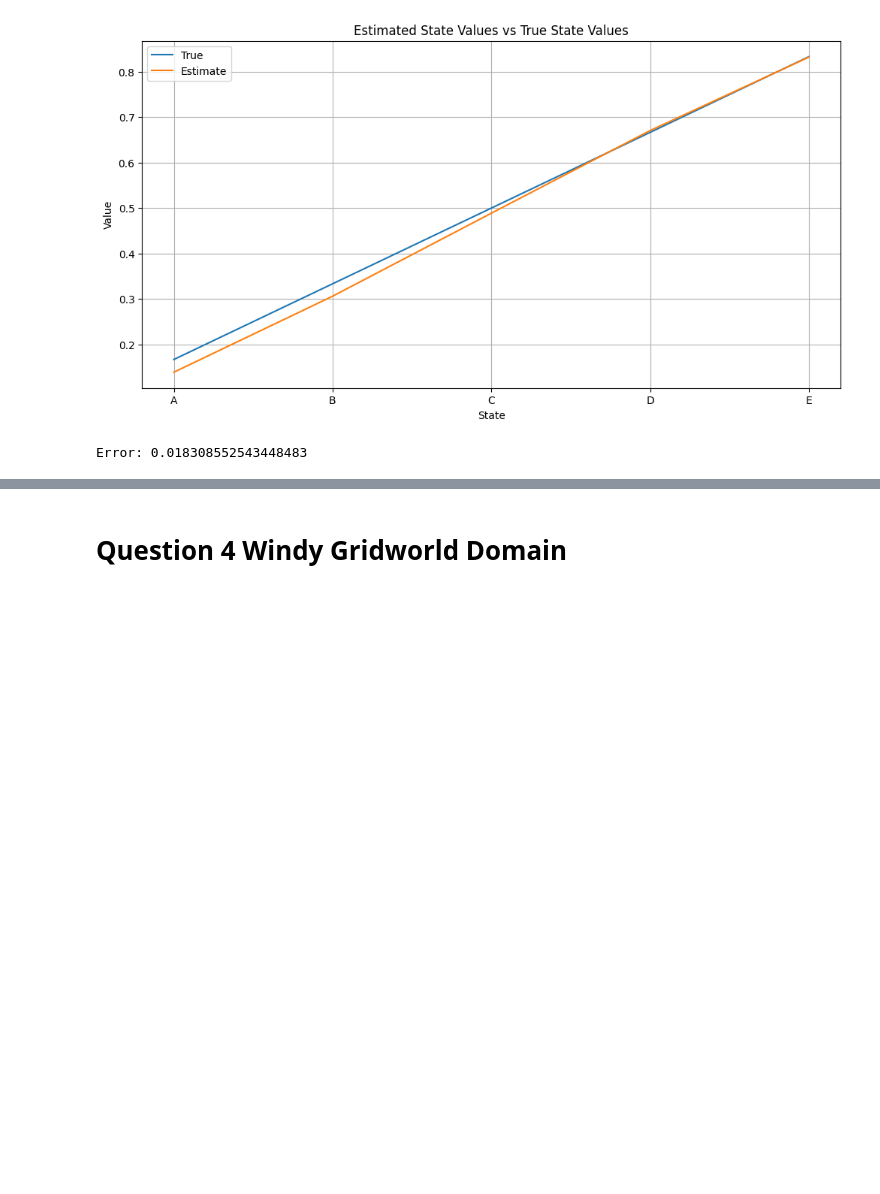
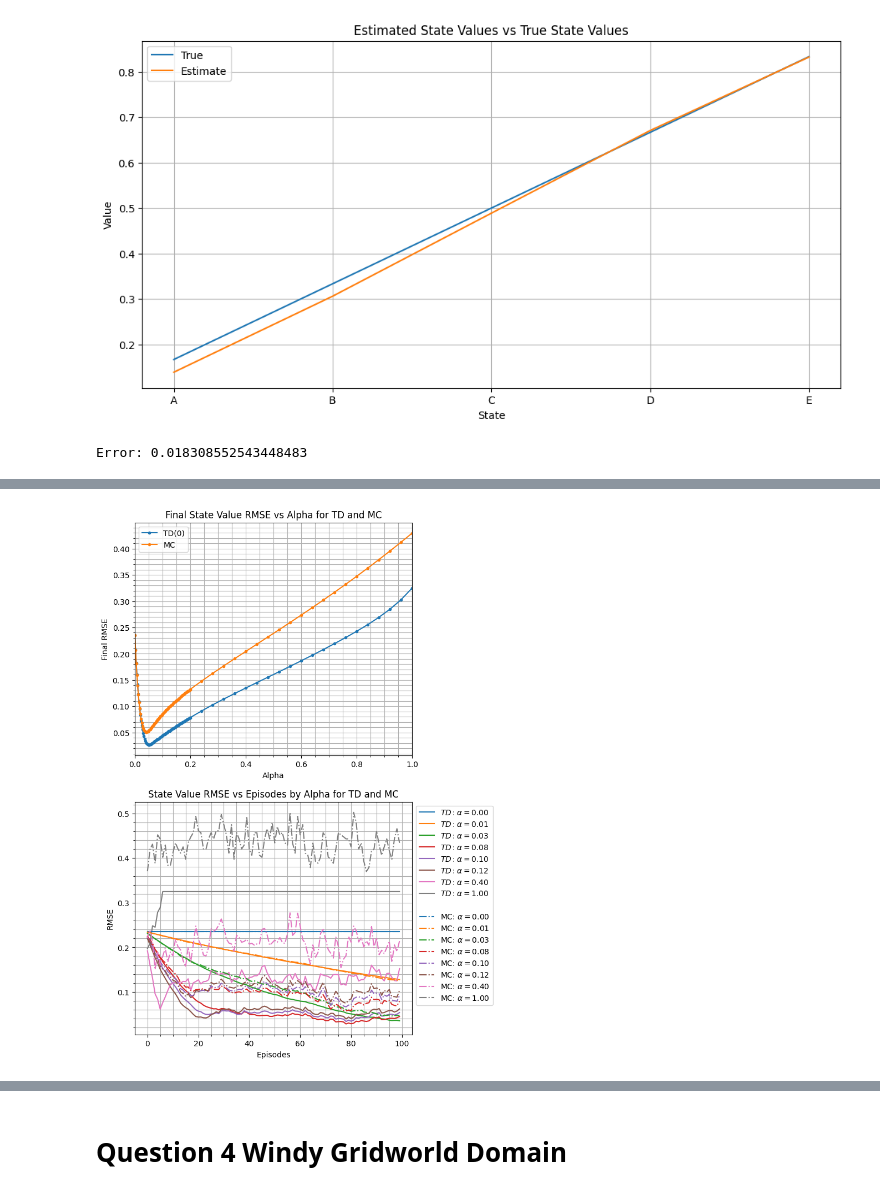
Before and after one commit to dbcometto/cs5180rl, a Jupyter notebook: homework/ex5_26spring.ipynb, the cells around one changed output, grey strips where cells are left out. Cells and saved outputs as stored; diff of their text form; code cells hidden in the pictures; blank space fills up the shorter version.

```diff
--- a/homework/ex5_26spring.ipynb
+++ b/homework/ex5_26spring.ipynb
@@ -294,0 +278,82 @@ if __name__=="__main__":
+# %%
+# Plotting
+import matplotlib.colors as mcolors
+
+# print(len(all_rmses_td))
+
+num_pts_to_avg = 30
+# print(np.array(all_rmses_td[:,-num_pts_to_avg-1:-1]).shape)
+# print(np.mean(all_rmses_td[:,-num_pts_to_avg-1:-1],axis=1).shape)
+
+all_rmses_td = np.array(all_rmses_td)
+# print(np.shape(all_rmses_td))
+# last_rmses_td = all_rmses_td[:,-1]
+last_rmses_td = np.mean(all_rmses_td[:,-num_pts_to_avg-1:-1],axis=1)
+
+all_rmses_mc = np.array(all_rmses_mc)
+# print(np.shape(all_rmses_mc))
+# last_rmses_mc = all_rmses_mc[:,-1]
+last_rmses_mc = np.mean(all_rmses_mc[:,-num_pts_to_avg-1:-1],axis=1)
+
+
+# print(list(all_errors))
+fig, axs = plt.subplots(2,1,figsize=(8,12))
+
+
+
+
+# print(alphas)
+# print(last_rmses)
+
+# for alpha,rmses in zip(alphas,all_rmses):
+#     axs.plot(rmses, label=f"$\\alpha = {alpha:3.2f}$")
+axs[0].plot(alphas, last_rmses_td, label=f"TD(0)", marker='.')
+axs[0].plot(alphas, last_rmses_mc, label=f"MC", marker='.')
+axs[0].grid(True, which="both")
+axs[0].minorticks_on()
+axs[0].set_title("Final State Value RMSE vs Alpha for TD and MC")
+axs[0].set_xlabel("Alpha")
+axs[0].set_ylabel("Final RMSE")
+axs[0].legend(loc="upper left")
+axs[0].set_xlim((0,1))
+
+
+
+
+alphas_to_compare = [0, 0.01, 0.03, 0.08, 0.1, 0.12, 0.4, 1]
+alpha_indices = [np.where(alphas == alpha_val)[0][0] for alpha_val in alphas_to_compare]
+# print(alpha_indices)
+
+colorlist = list(mcolors.TABLEAU_COLORS.keys())
+
+for i in range(len(alphas_to_compare)):
+    axs[1].plot(all_rmses_td[alpha_indices[i]], label=f"$TD: \\alpha = {alphas[alpha_indices[i]]:3.2f}$",color=colorlist[i])
+
+axs[1].plot([0,0.001],[0.25,0.25],label=" ",color="white",marker="")
+
+for i in range(len(alphas_to_compare)):
+    axs[1].plot(all_rmses_mc[alpha_indices[i]], label=f"MC: $\\alpha = {alphas[alpha_indices[i]]:3.2f}$",color=colorlist[i],linestyle='-.')
+    i+=1
+
+axs[1].grid(True, which="both")
+axs[1].minorticks_on()
+axs[1].set_title("State Value RMSE vs Episodes by Alpha for TD and MC")
+axs[1].set_xlabel("Episodes")
+axs[1].set_ylabel("RMSE")
+axs[1].legend(loc="upper left",bbox_to_anchor=(1, 1))
+
+plt.subplots_adjust(right=0.75)
+# axs[1].set_xlim((0,1))
+
+
+min_rmse_td = np.min(last_rmses_td)
+argmin_idx_rmse_td = np.argmin(last_rmses_td)
+argmin_rmse_td = alphas[argmin_idx_rmse_td]
+
+min_rmse_mc = np.min(last_rmses_mc)
+argmin_idx_rmse_mc = np.argmin(last_rmses_mc)
+argmin_rmse_mc = alphas[argmin_idx_rmse_mc]
+
+print(f"TD: min {min_rmse_td} at alpha = {argmin_rmse_td}")
+print(f"MC: min {min_rmse_mc} at alpha = {argmin_rmse_mc}")
+# %% [output]
@@ -294,0 +362 @@ if __name__=="__main__":
+[figure, added]
```
Also changed, not shown: parts of 11 cells of this notebook.
